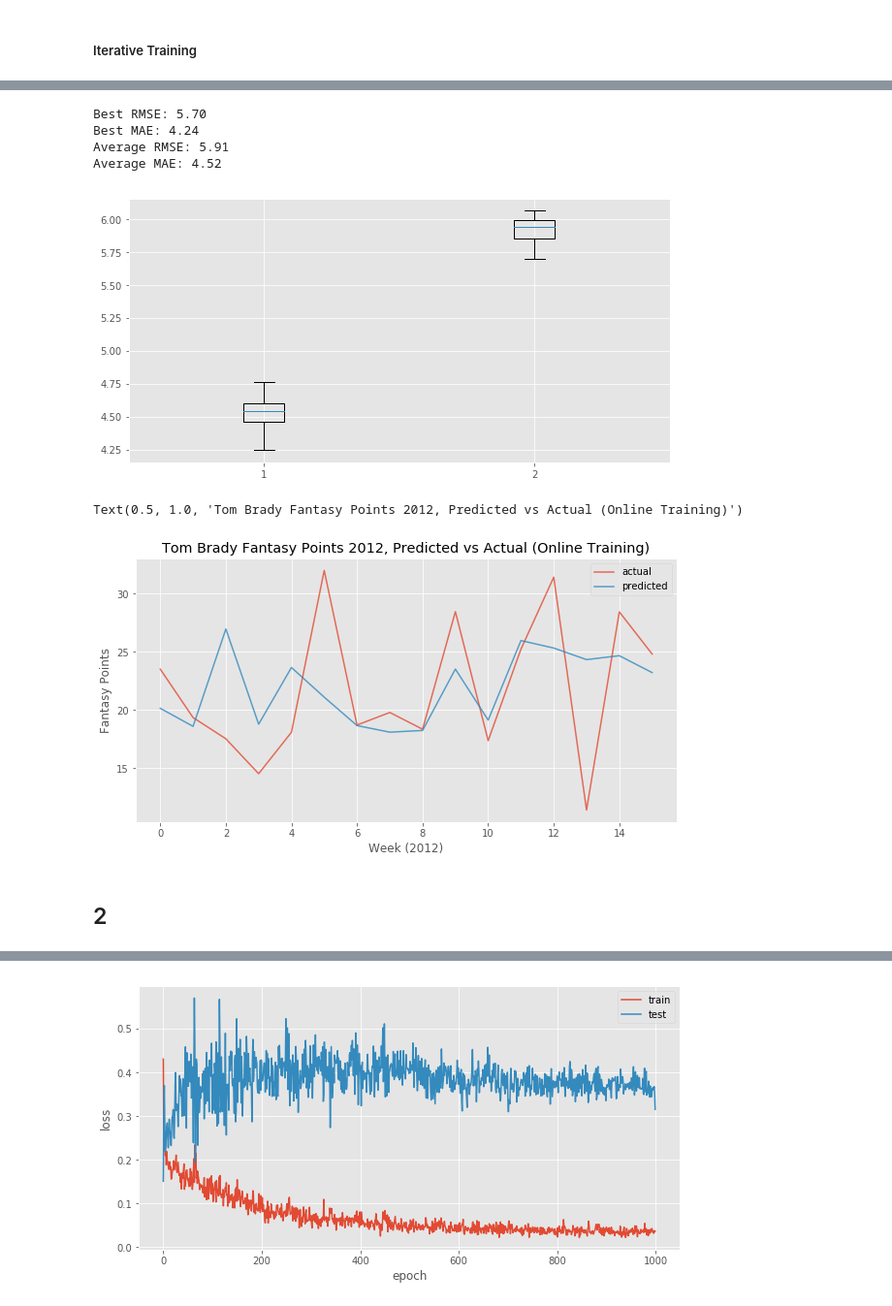
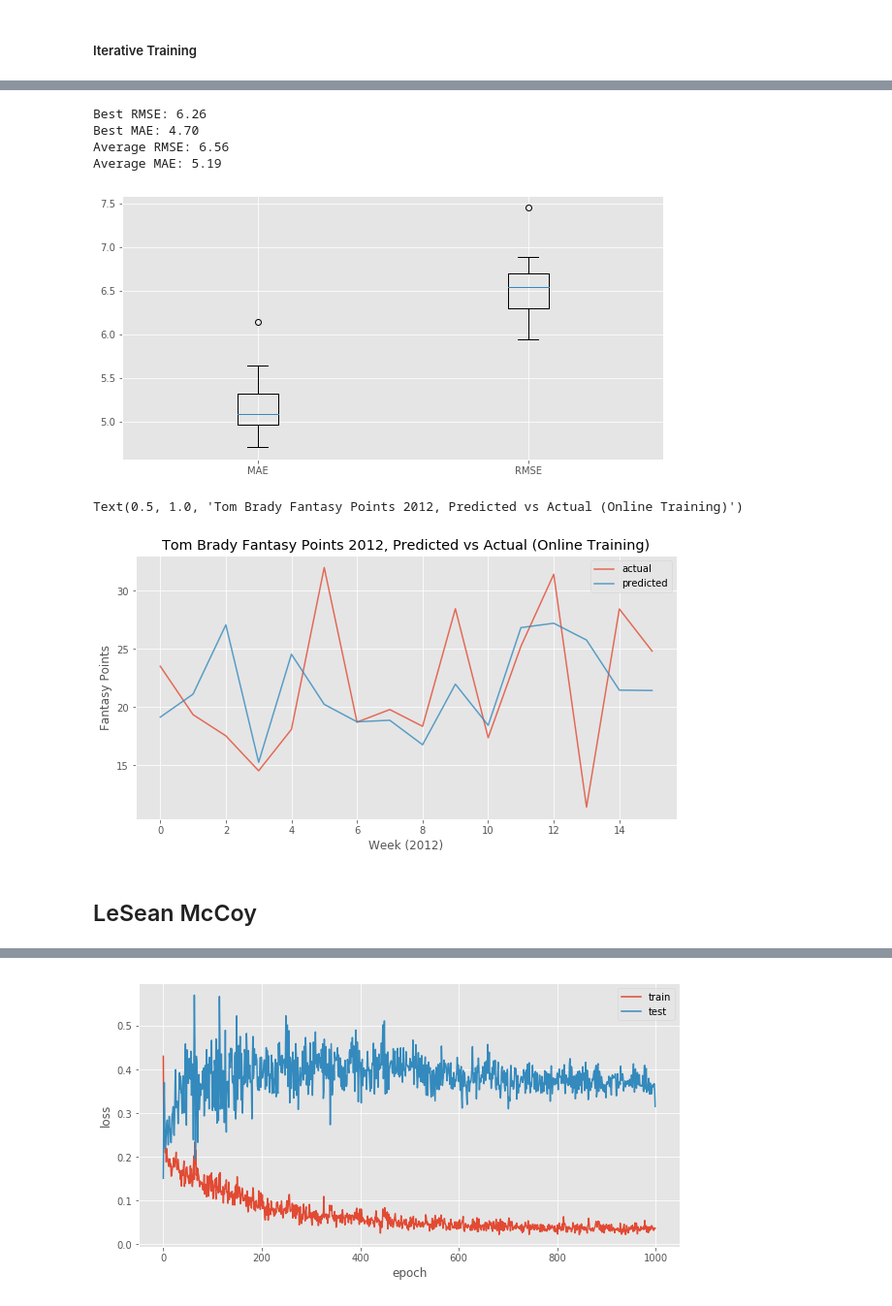
Before and after one commit to mpdettmar/Fantasy-Football-Player-Predictions, a Jupyter notebook: modeling_notebooks/10_model2_lstm_baseline.ipynb, the cells around one changed output, grey strips where cells are left out. Shown at 97% size. Drawn from its saved outputs; the diff is of its cells as text; code cells hidden in the pictures.

```diff
--- a/modeling_notebooks/10_model2_lstm_baseline.ipynb
+++ b/modeling_notebooks/10_model2_lstm_baseline.ipynb
@@ -248,7 +249,7 @@ X_test, y_test = X[(test_idx-window)], y[(test_idx-window)]
 # %%
 %%time
 # Rebuild network for iterative training - stateful model with one batch
-n_loops = 5
+n_loops = 10
 rmses, maes = [], []
 best_rmse, best_mae = 100, 100
 best_model = None
@@ -264,10 +265,11 @@ for i in range(0, n_loops):
     model.compile(loss='mse', optimizer='adam')
 
     # Fit network
-    for k in range(500):
+    n_iters = 1000
+    for k in range(n_iters):
         t0 = time.time()
         model.fit(X_train, y_train, epochs=1, batch_size=1, verbose=0, shuffle=False)
-        print('Epoch {}/1000'.format(k))
+        print('Epoch {}/{}'.format(k+1, n_iters))
         print('{:.2f}s'.format(time.time()-t0))
         model.reset_states()
 
@@ -342,16 +325,17 @@ print('Best MAE: {:.2f}'.format(best_mae))
 print('Average RMSE: {:.2f}'.format(np.mean(rmses)))
 print('Average MAE: {:.2f}'.format(np.mean(maes)))
 # %% [output]
-Best RMSE: 5.70
-Best MAE: 4.24
-Average RMSE: 5.91
-Average MAE: 4.52
+Best RMSE: 6.26
+Best MAE: 4.70
+Average RMSE: 6.56
+Average MAE: 5.19
 # %%
 plt.rcParams['figure.figsize'] = (10, 5)
 plt.boxplot([maes, rmses])
+plt.xticks([1,2],['MAE', 'RMSE'])
 plt.show()
 # %% [output]
-[figure, old version]
+[figure, new version]
 # %%
 plt.rcParams['figure.figsize'] = (10, 5)
 fig, ax = plt.subplots()
@@ -363,9 +347,9 @@ plt.ylabel('Fantasy Points')
 plt.title('Tom Brady Fantasy Points 2012, Predicted vs Actual (Online Training)')
 # %% [output]
 Text(0.5, 1.0, 'Tom Brady Fantasy Points 2012, Predicted vs Actual (Online Training)')
-[figure, old version]
+[figure, new version]
-# %% [markdown]
-## 2
+# %% [markdown]
+## LeSean McCoy
 # %%
 # Read in data
 mccoy = pd.read_csv('../data/data_final/final/features_raw/mccoy.csv')
```
Also changed, not shown: parts of 2 cells of this notebook.
